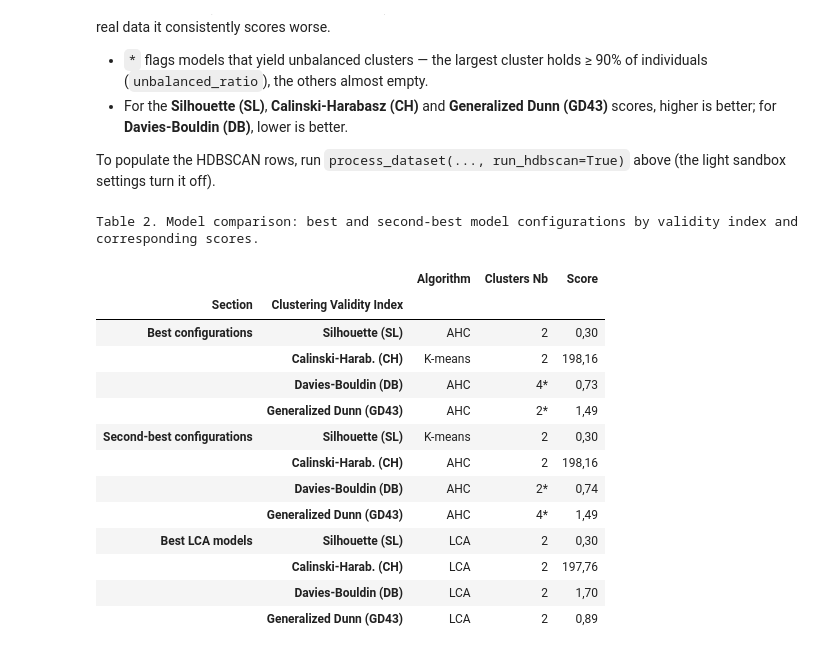
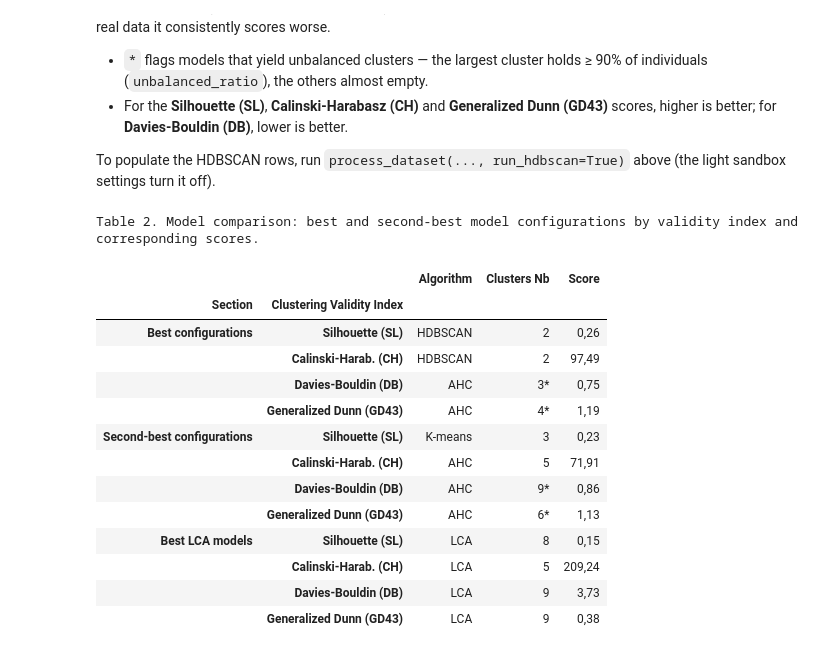
Before and after one commit to emilienschultz/clustering, a Jupyter notebook: Generate_clusters.ipynb, the cells around one changed output. Cells and saved outputs as stored; diff of their text form; code cells hidden in the pictures.

```diff
--- a/Generate_clusters.ipynb
+++ b/Generate_clusters.ipynb
@@ -157,26 +157,29 @@ To populate the HDBSCAN rows, run `process_dataset(..., run_hdbscan=True)` above
 # %%
 from src.tooling import model_comparison_table
 
-table = model_comparison_table(result['all_models'], n_samples=len(df))
+# k-means / AHC / latent are taken from the gap-selected candidate_models;
+# HDBSCAN from all_models. This mirrors 5_clustering_results_*.ipynb.
+table = model_comparison_table(
+    result['all_models'], result['candidate_models'], n_samples=len(df))
 
 (table
  .set_index(['Section', 'Clustering Validity Index'])
  .style
  .set_caption('Table 2. Model comparison: best and second-best model '
               'configurations by validity index and corresponding scores.'))
 # %% [output]
 Table 2. Model comparison: best and second-best model configurations by validity index and corresponding scores.
 |  |  | Algorithm | Clusters Nb | Score |
 | Section | Clustering Validity Index |  |  |  |
-| Best configurations | Silhouette (SL) | AHC | 2 | 0,30 |
-|  | Calinski-Harab. (CH) | K-means | 2 | 198,16 |
-|  | Davies-Bouldin (DB) | AHC | 4* | 0,73 |
-|  | Generalized Dunn (GD43) | AHC | 2* | 1,49 |
-| Second-best configurations | Silhouette (SL) | K-means | 2 | 0,30 |
-|  | Calinski-Harab. (CH) | AHC | 2 | 198,16 |
-|  | Davies-Bouldin (DB) | AHC | 2* | 0,74 |
-|  | Generalized Dunn (GD43) | AHC | 4* | 1,49 |
-| Best LCA models | Silhouette (SL) | LCA | 2 | 0,30 |
-|  | Calinski-Harab. (CH) | LCA | 2 | 197,76 |
-|  | Davies-Bouldin (DB) | LCA | 2 | 1,70 |
-|  | Generalized Dunn (GD43) | LCA | 2 | 0,89 |
+| Best configurations | Silhouette (SL) | HDBSCAN | 2 | 0,26 |
+|  | Calinski-Harab. (CH) | HDBSCAN | 2 | 97,49 |
+|  | Davies-Bouldin (DB) | AHC | 3* | 0,75 |
+|  | Generalized Dunn (GD43) | AHC | 4* | 1,19 |
+| Second-best configurations | Silhouette (SL) | K-means | 3 | 0,23 |
+|  | Calinski-Harab. (CH) | AHC | 5 | 71,91 |
+|  | Davies-Bouldin (DB) | AHC | 9* | 0,86 |
+|  | Generalized Dunn (GD43) | AHC | 6* | 1,13 |
+| Best LCA models | Silhouette (SL) | LCA | 8 | 0,15 |
+|  | Calinski-Harab. (CH) | LCA | 5 | 209,24 |
+|  | Davies-Bouldin (DB) | LCA | 9 | 3,73 |
+|  | Generalized Dunn (GD43) | LCA | 9 | 0,38 |
```
Also changed, not shown: parts of 6 cells of this notebook, 2 other files.
